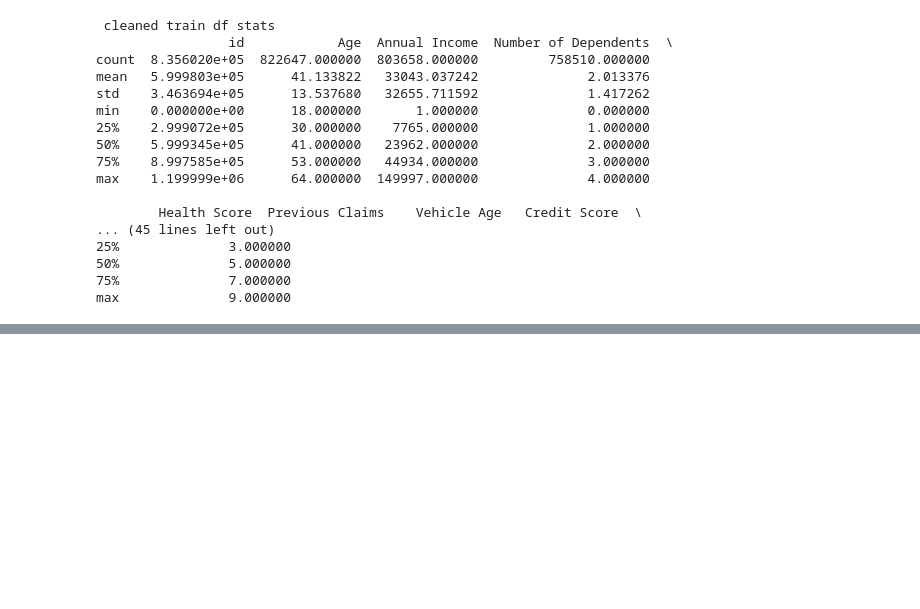
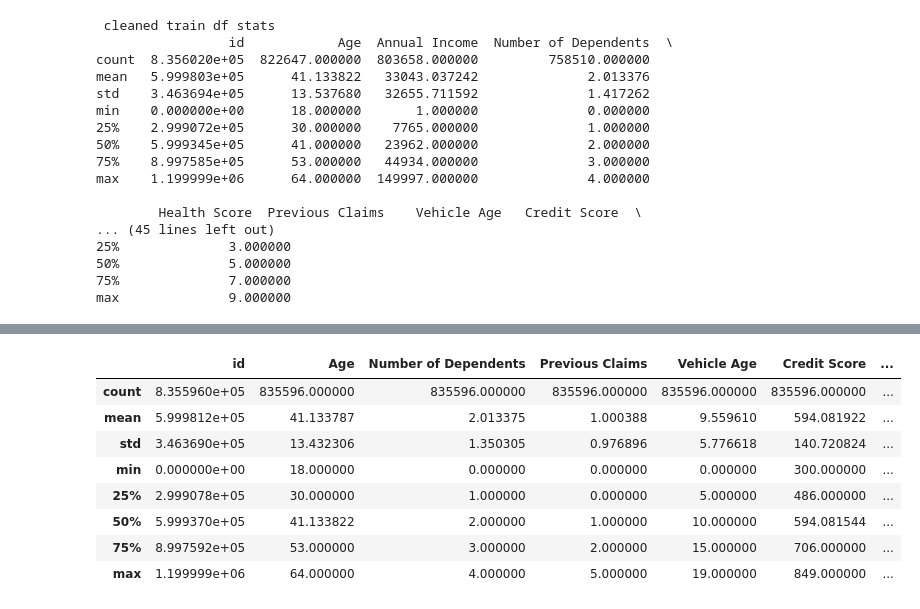
Before and after one commit to anmolmunnolli/insurance, a Jupyter notebook: version1.ipynb, the cells around one changed output, grey strips where cells are left out. Saved outputs shown, nothing was run; the diff lists cells and outputs as text; code cells hidden in the pictures; blank space fills up the shorter version.

```diff
--- a/version1.ipynb
+++ b/version1.ipynb
@@ -763,0 +798,12 @@ See the caveats in the documentation: https://pandas.pydata.org/pandas-docs/stab
+# %%
+mode_imputation_cols=['Annual Income','Health Score','Marital Status','Occupation', 'Customer Feedback']
+# %%
+import numpy as np
+import pandas as pd
+from sklearn.impute import SimpleImputer
+
+imputer = SimpleImputer(strategy='most_frequent')
+train_df_cleaned[mode_imputation_cols]= imputer.fit_transform(train_df_cleaned[mode_imputation_cols])
+test_df_cleaned[mode_imputation_cols]= imputer.transform(test_df_cleaned[mode_imputation_cols])
+print(train_df_cleaned.head(5))
+print(test_df_cleaned.head(5))
@@ -763,0 +855,3 @@ See the caveats in the documentation: https://pandas.pydata.org/pandas-docs/stab
+# %%
+train_df_cleaned = train_df_cleaned.dropna(subset=['Vehicle Age','Insurance Duration'])
+test_df_cleaned = test_df_cleaned.dropna(subset=['Vehicle Age','Insurance Duration'])
@@ -763,0 +871,12 @@ See the caveats in the documentation: https://pandas.pydata.org/pandas-docs/stab
+# %%
+train_df_cleaned.describe()
+# %% [output]
+|  | id | Age | Number of Dependents | Previous Claims | Vehicle Age | Credit Score | ... |
+| count | 8.355960e+05 | 835596.000000 | 835596.000000 | 835596.000000 | 835596.000000 | 835596.000000 | ... |
+| mean | 5.999812e+05 | 41.133787 | 2.013375 | 1.000388 | 9.559610 | 594.081922 | ... |
+| std | 3.463690e+05 | 13.432306 | 1.350305 | 0.976896 | 5.776618 | 140.720824 | ... |
+| min | 0.000000e+00 | 18.000000 | 0.000000 | 0.000000 | 0.000000 | 300.000000 | ... |
+| 25% | 2.999078e+05 | 30.000000 | 1.000000 | 0.000000 | 5.000000 | 486.000000 | ... |
+| 50% | 5.999370e+05 | 41.133822 | 2.000000 | 1.000000 | 10.000000 | 594.081544 | ... |
+| 75% | 8.997592e+05 | 53.000000 | 3.000000 | 2.000000 | 15.000000 | 706.000000 | ... |
+| max | 1.199999e+06 | 64.000000 | 4.000000 | 5.000000 | 19.000000 | 849.000000 | ... |
```
Also changed, not shown: parts of 7 cells of this notebook.
